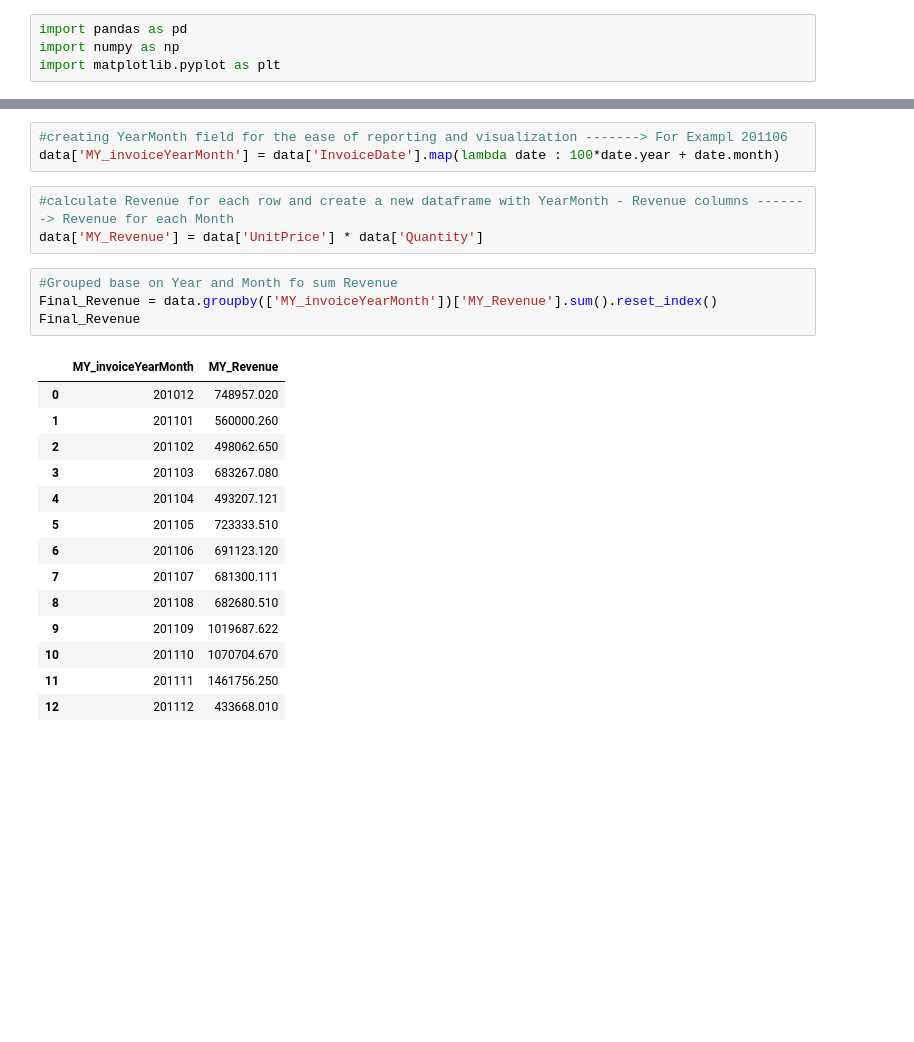
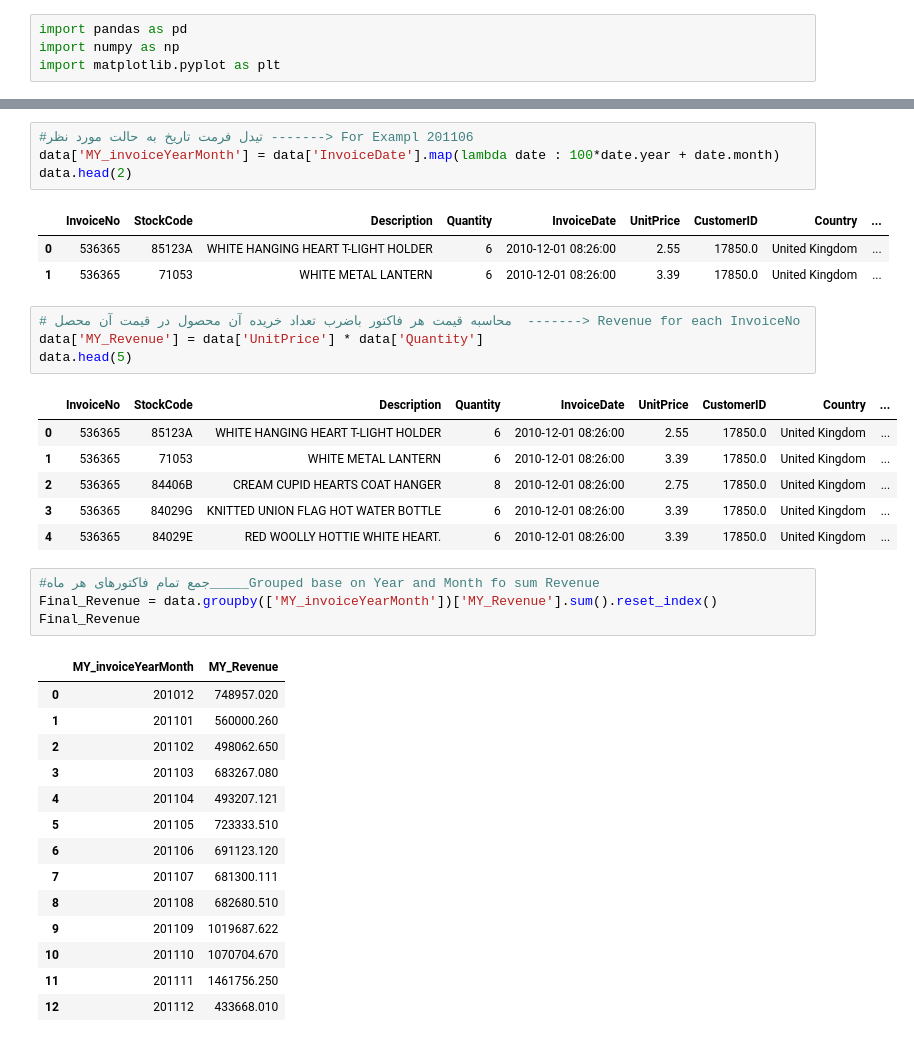
Before and after one commit to BJahanyar/Advanced_Python, a Jupyter notebook: DeepLearning/Assignment-32/Online_Retain_Analysis.ipynb, the cells around one changed output, grey strips where cells are left out. Drawn from its saved outputs; the diff is of its cells as text; blank space fills up the shorter version.

```diff
--- a/DeepLearning/Assignment-32/Online_Retain_Analysis.ipynb
+++ b/DeepLearning/Assignment-32/Online_Retain_Analysis.ipynb
@@ -24,11 +21,24 @@ data['InvoiceDate'] = pd.to_datetime(data['InvoiceDate'])
 # %%
-#creating YearMonth field for the ease of reporting and visualization -------> For Exampl 201106
+#تیدل فرمت تاریخ به حالت مورد نظر -------> For Exampl 201106
 data['MY_invoiceYearMonth'] = data['InvoiceDate'].map(lambda date : 100*date.year + date.month)
+data.head(2)
+# %% [output]
+|  | InvoiceNo | StockCode | Description | Quantity | InvoiceDate | UnitPrice | CustomerID | Country | ... |
+| 0 | 536365 | 85123A | WHITE HANGING HEART T-LIGHT HOLDER | 6 | 2010-12-01 08:26:00 | 2.55 | 17850.0 | United Kingdom | ... |
+| 1 | 536365 | 71053 | WHITE METAL LANTERN | 6 | 2010-12-01 08:26:00 | 3.39 | 17850.0 | United Kingdom | ... |
-# %%
-#calculate Revenue for each row and create a new dataframe with YearMonth - Revenue columns -------> Revenue for each Month
-data['MY_Revenue'] = data['UnitPrice'] * data['Quantity']
+# %%
+# محاسبه قیمت هر فاکتور باضرب تعداد خریده آن محصول در قیمت آن محصل  -------> Revenue for each InvoiceNo
+data['MY_Revenue'] = data['UnitPrice'] * data['Quantity']
+data.head(5)
+# %% [output]
+|  | InvoiceNo | StockCode | Description | Quantity | InvoiceDate | UnitPrice | CustomerID | Country | ... |
+| 0 | 536365 | 85123A | WHITE HANGING HEART T-LIGHT HOLDER | 6 | 2010-12-01 08:26:00 | 2.55 | 17850.0 | United Kingdom | ... |
+| 1 | 536365 | 71053 | WHITE METAL LANTERN | 6 | 2010-12-01 08:26:00 | 3.39 | 17850.0 | United Kingdom | ... |
+| 2 | 536365 | 84406B | CREAM CUPID HEARTS COAT HANGER | 8 | 2010-12-01 08:26:00 | 2.75 | 17850.0 | United Kingdom | ... |
+| 3 | 536365 | 84029G | KNITTED UNION FLAG HOT WATER BOTTLE | 6 | 2010-12-01 08:26:00 | 3.39 | 17850.0 | United Kingdom | ... |
+| 4 | 536365 | 84029E | RED WOOLLY HOTTIE WHITE HEART. | 6 | 2010-12-01 08:26:00 | 3.39 | 17850.0 | United Kingdom | ... |
 # %%
-#Grouped base on Year and Month fo sum Revenue
+#جمع تمام فاکتورهای هر ماه_____Grouped base on Year and Month fo sum Revenue
 Final_Revenue = data.groupby(['MY_invoiceYearMonth'])['MY_Revenue'].sum().reset_index()
 Final_Revenue
 # %% [output]
```
Also changed, not shown: parts of 4 cells of this notebook.
